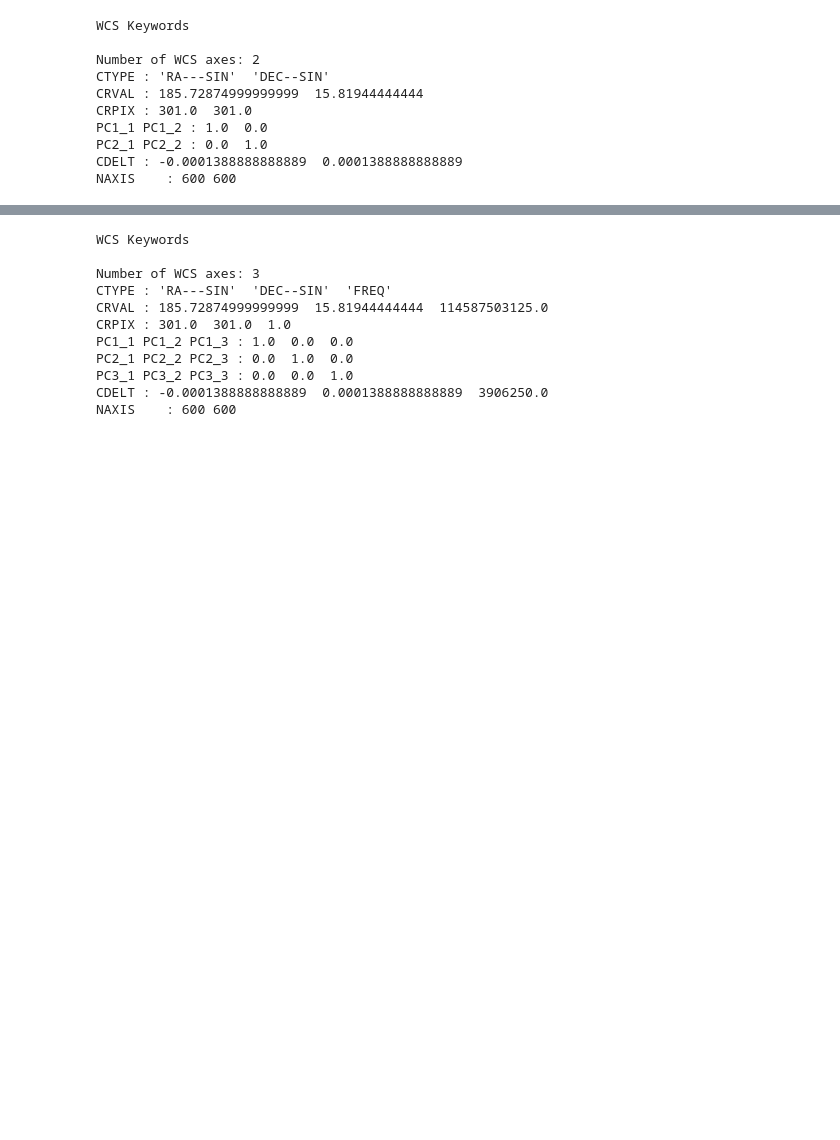
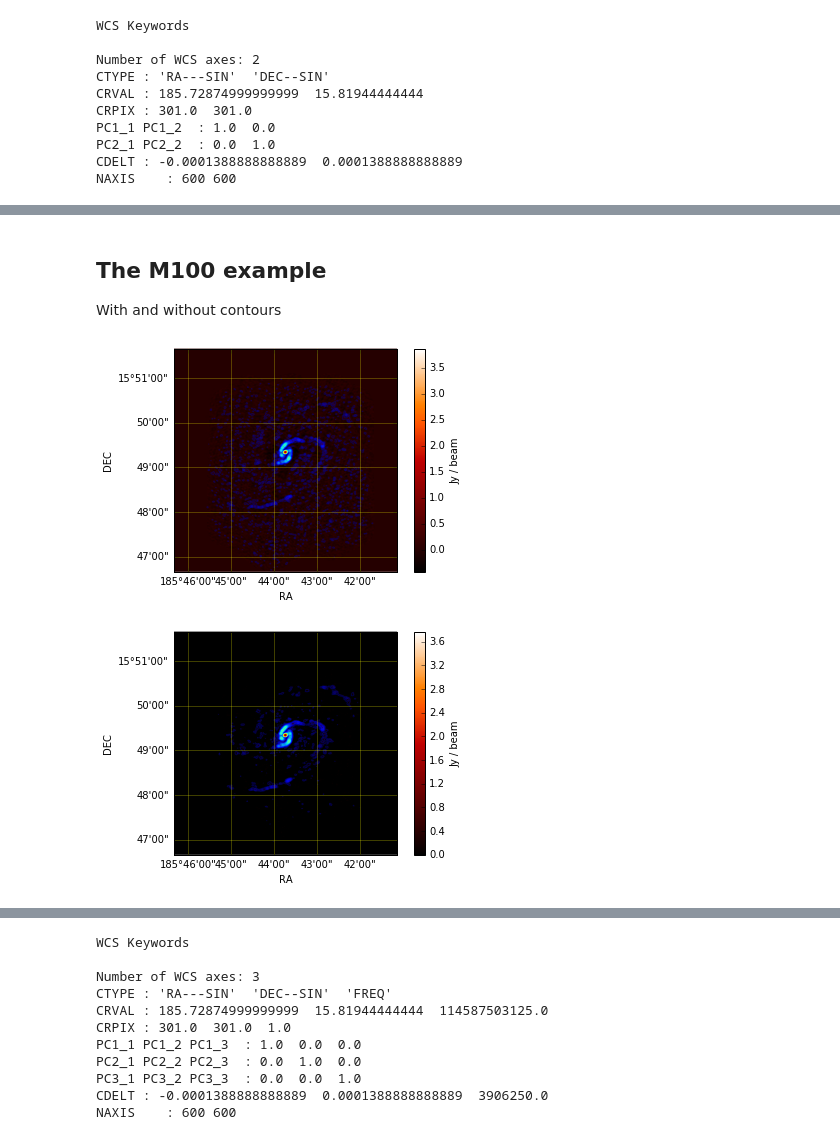
Before and after one commit to ChileanVirtualObservatory/acalib, a Jupyter notebook: notebooks/ACALib FONDEF.ipynb, the cells around one changed output, grey strips where cells are left out. Cells and saved outputs as stored; diff of their text form; code cells hidden in the pictures; blank space fills up the shorter version.

```diff
--- a/notebooks/ACALib FONDEF.ipynb
+++ b/notebooks/ACALib FONDEF.ipynb
@@ -159,0 +164,12 @@ visualize(m100_line)
+# %% [markdown]
+## The M100 example
+With and without contours
+# %%
+rms  = estimate_rms(M100)
+visualize(moment0(M100),contour=True)
+den_M100 = denoise(M100,threshold=2.0*rms)
+visualize(moment0(den_M100),contour=True)
+#visualize(den_M100,contour=True)
+# %% [output]
+[figure, added]
+[figure, added]
```
Also changed, not shown: parts of 47 cells of this notebook, 3 other files.
